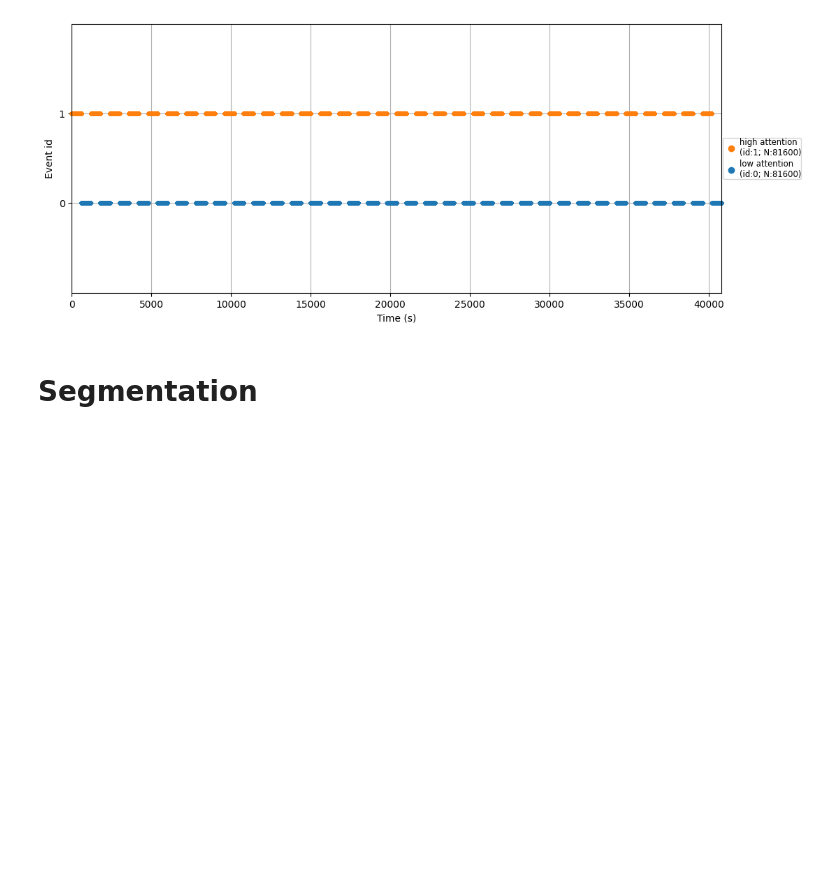
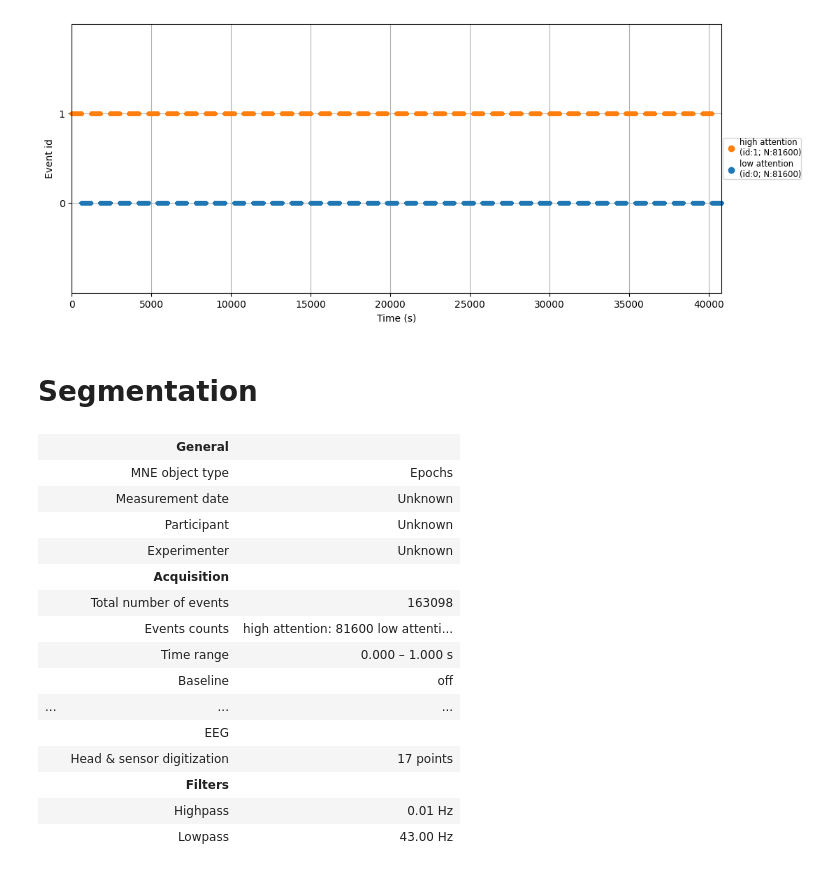
Before and after one commit to sovetskiysn/eeg-validation-strategies, a Jupyter notebook: Distinguishing data preparation.ipynb, the cells around one changed output. Saved outputs shown, nothing was run; the diff lists cells and outputs as text; code cells hidden in the pictures; blank space fills up the shorter version.

```diff
--- a/Distinguishing data preparation.ipynb
+++ b/Distinguishing data preparation.ipynb
@@ -288,30 +288,47 @@ plt.show()
 # %%
 tmin = 0.0
 tmax = 1.0
 
-file_path = r'epochs\sam40_full_epochs.fif'
+file_path = r'epochs\distinguishing_epochs.fif'
 
 distinguishing_epochs = mne.Epochs(
     distinguishing_full,
     events=events,
     event_id=merge_dict,
     tmin=tmin,
     tmax=tmax,
     baseline=None,
     preload=True,
     reject_by_annotation=True,
     metadata=metadata
 )
 
 distinguishing_epochs.save(file_path, overwrite=True)
 
 shutil.make_archive(
     base_name=os.path.splitext(file_path)[0] ,
     format="zip",
     root_dir=os.path.dirname(file_path),
     base_dir=os.path.basename(file_path)
 )
 
 os.remove(file_path)
 
 distinguishing_epochs
+# %% [output]
+|  | General |  |
+|  | MNE object type | Epochs |
+|  | Measurement date | Unknown |
+|  | Participant | Unknown |
+|  | Experimenter | Unknown |
+|  | Acquisition |  |
+|  | Total number of events | 163098 |
+|  | Events counts | high attention: 81600 low attenti... |
+|  | Time range | 0.000 – 1.000 s |
+|  | Baseline | off |
+| ... | ... | ... |
+|  | EEG |  |
+|  | Head & sensor digitization | 17 points |
+|  | Filters |  |
+|  | Highpass | 0.01 Hz |
+|  | Lowpass | 43.00 Hz |
```
Also changed, not shown: 1 other file.
